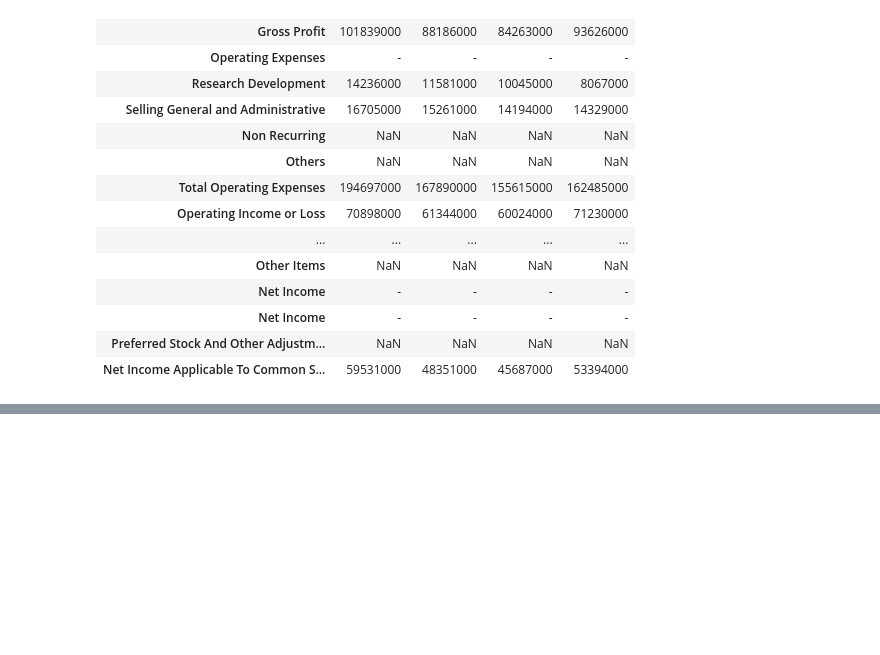
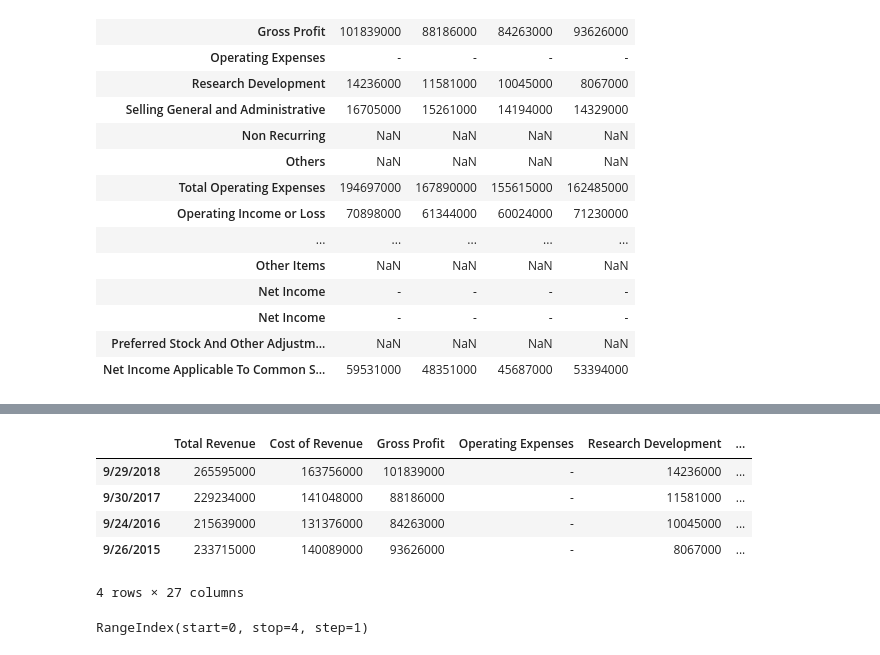
Before and after one commit to 790122691/data_analytics_backend, a Jupyter notebook: Untitled.ipynb, the cells around one changed output, grey strips where cells are left out. Drawn from its saved outputs; the diff is of its cells as text; code cells hidden in the pictures; blank space fills up the shorter version.

```diff
--- a/Untitled.ipynb
+++ b/Untitled.ipynb
@@ -117,0 +131,11 @@ aapl.financials.shape[0]
+# %%
+fin = aapl.financials
+# %%
+fin.T
+# %% [output]
+|  | Total Revenue | Cost of Revenue | Gross Profit | Operating Expenses | Research Development | ... |
+| 9/29/2018 | 265595000 | 163756000 | 101839000 | - | 14236000 | ... |
+| 9/30/2017 | 229234000 | 141048000 | 88186000 | - | 11581000 | ... |
+| 9/24/2016 | 215639000 | 131376000 | 84263000 | - | 10045000 | ... |
+| 9/26/2015 | 233715000 | 140089000 | 93626000 | - | 8067000 | ... |
+4 rows × 27 columns
@@ -117,0 +146,4 @@ aapl.financials.shape[0]
+# %%
+fin.index
+# %% [output]
+RangeIndex(start=0, stop=4, step=1)
```
Also changed, not shown: parts of 5 cells of this notebook, 1 other file.
